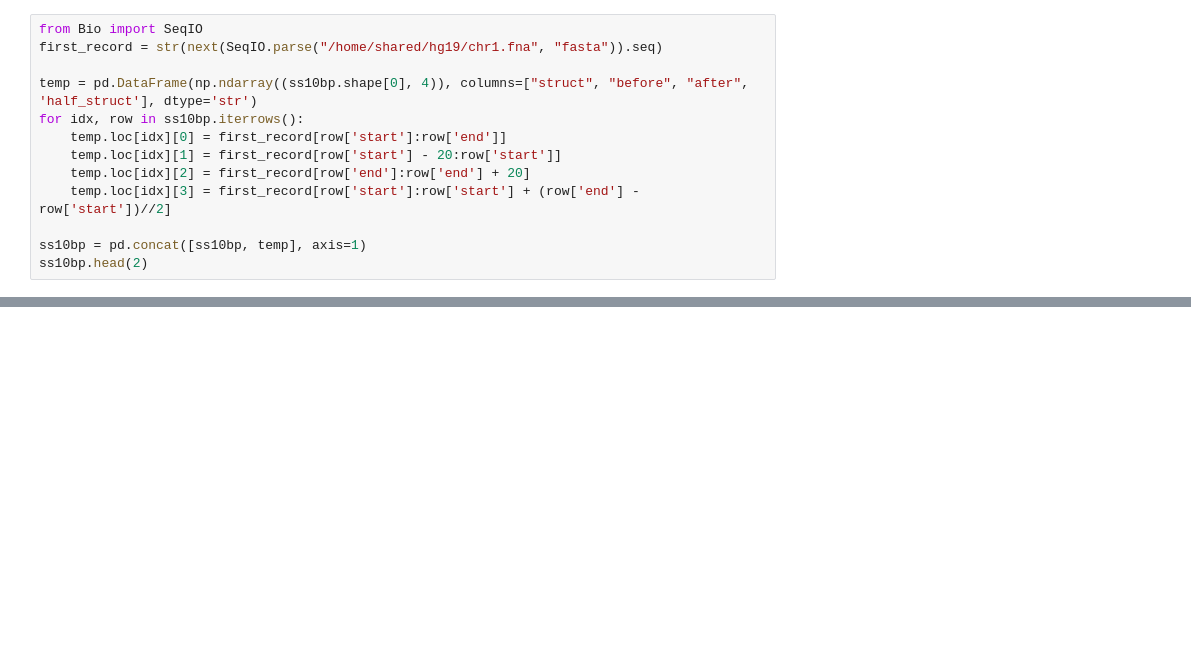
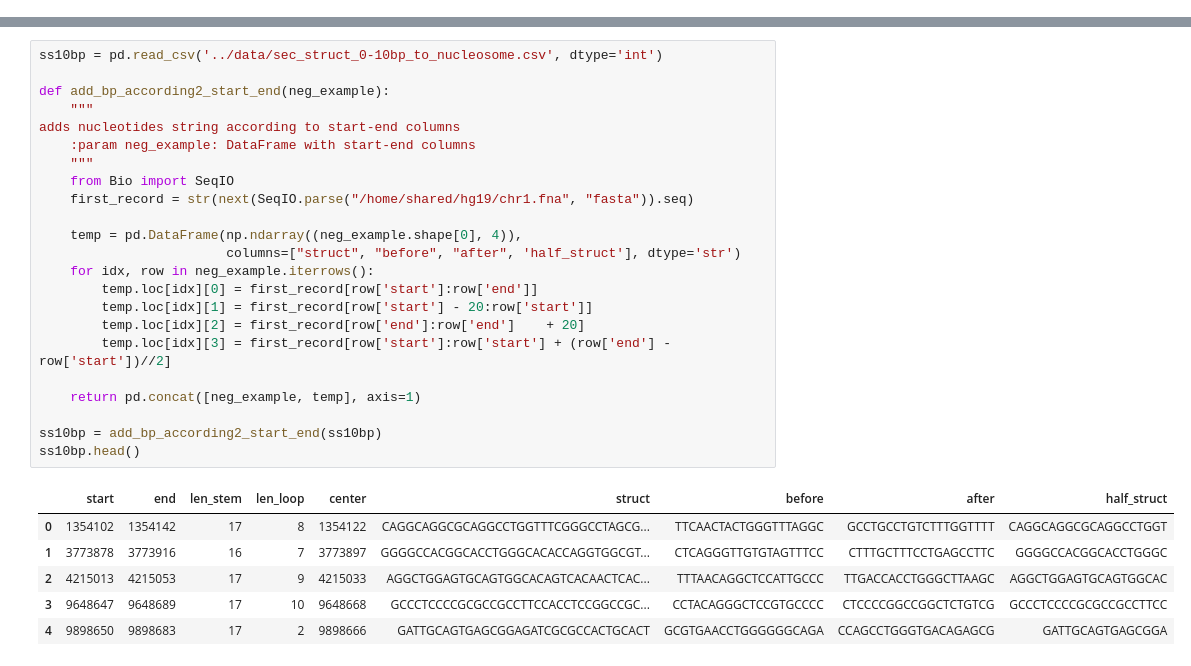
Before and after one commit to eamag/secpunct, a Jupyter notebook: notebooks/prototyping.ipynb, the cells around one changed output, grey strips where cells are left out. Drawn from its saved outputs; the diff is of its cells as text; blank space fills up the shorter version.

```diff
--- a/notebooks/prototyping.ipynb
+++ b/notebooks/prototyping.ipynb
@@ -99,13 +0,0 @@ ss10bp.tail()
-# %%
-from Bio import SeqIO
-first_record = str(next(SeqIO.parse("/home/shared/hg19/chr1.fna", "fasta")).seq)
-
-temp = pd.DataFrame(np.ndarray((ss10bp.shape[0], 4)), columns=["struct", "before", "after", 'half_struct'], dtype='str')
-for idx, row in ss10bp.iterrows():
-    temp.loc[idx][0] = first_record[row['start']:row['end']]
-    temp.loc[idx][1] = first_record[row['start'] - 20:row['start']]
-    temp.loc[idx][2] = first_record[row['end']:row['end'] + 20]
-    temp.loc[idx][3] = first_record[row['start']:row['start'] + (row['end'] - row['start'])//2]
-
-ss10bp = pd.concat([ss10bp, temp], axis=1)
-ss10bp.head(2)
@@ -321,0 +30,30 @@ Silhouette Coefficient: -0.418
+# %%
+ss10bp = pd.read_csv('../data/sec_struct_0-10bp_to_nucleosome.csv', dtype='int')
+
+def add_bp_according2_start_end(neg_example):
+    """
+adds nucleotides string according to start-end columns
+    :param neg_example: DataFrame with start-end columns
+    """
+    from Bio import SeqIO
+    first_record = str(next(SeqIO.parse("/home/shared/hg19/chr1.fna", "fasta")).seq)
+
+    temp = pd.DataFrame(np.ndarray((neg_example.shape[0], 4)),
+                        columns=["struct", "before", "after", 'half_struct'], dtype='str')
+    for idx, row in neg_example.iterrows():
+        temp.loc[idx][0] = first_record[row['start']:row['end']]
+        temp.loc[idx][1] = first_record[row['start'] - 20:row['start']]
+        temp.loc[idx][2] = first_record[row['end']:row['end']    + 20]
+        temp.loc[idx][3] = first_record[row['start']:row['start'] + (row['end'] - row['start'])//2]
+
+    return pd.concat([neg_example, temp], axis=1)
+
+ss10bp = add_bp_according2_start_end(ss10bp)
+ss10bp.head()
+# %% [output]
+|  | start | end | len_stem | len_loop | center | struct | before | after | half_struct |
+| 0 | 1354102 | 1354142 | 17 | 8 | 1354122 | CAGGCAGGCGCAGGCCTGGTTTCGGGCCTAGCG... | TTCAACTACTGGGTTTAGGC | GCCTGCCTGTCTTTGGTTTT | CAGGCAGGCGCAGGCCTGGT |
+| 1 | 3773878 | 3773916 | 16 | 7 | 3773897 | GGGGCCACGGCACCTGGGCACACCAGGTGGCGT... | CTCAGGGTTGTGTAGTTTCC | CTTTGCTTTCCTGAGCCTTC | GGGGCCACGGCACCTGGGC |
+| 2 | 4215013 | 4215053 | 17 | 9 | 4215033 | AGGCTGGAGTGCAGTGGCACAGTCACAACTCAC... | TTTAACAGGCTCCATTGCCC | TTGACCACCTGGGCTTAAGC | AGGCTGGAGTGCAGTGGCAC |
+| 3 | 9648647 | 9648689 | 17 | 10 | 9648668 | GCCCTCCCCGCGCCGCCTTCCACCTCCGGCCGC... | CCTACAGGGCTCCGTGCCCC | CTCCCCGGCCGGCTCTGTCG | GCCCTCCCCGCGCCGCCTTCC |
+| 4 | 9898650 | 9898683 | 17 | 2 | 9898666 | GATTGCAGTGAGCGGAGATCGCGCCACTGCACT | GCGTGAACCTGGGGGGCAGA | CCAGCCTGGGTGACAGAGCG | GATTGCAGTGAGCGGA |
```
Also changed, not shown: parts of 39 cells of this notebook, 1 other file.
